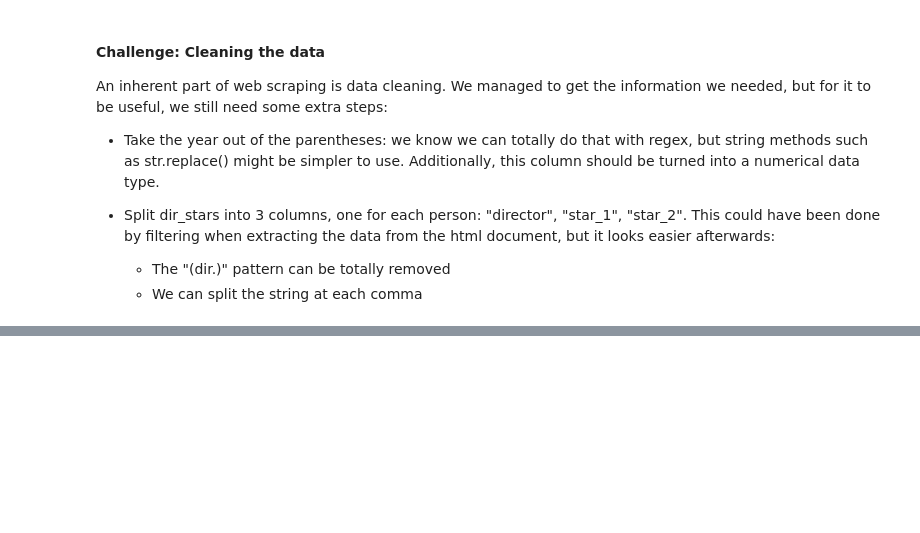
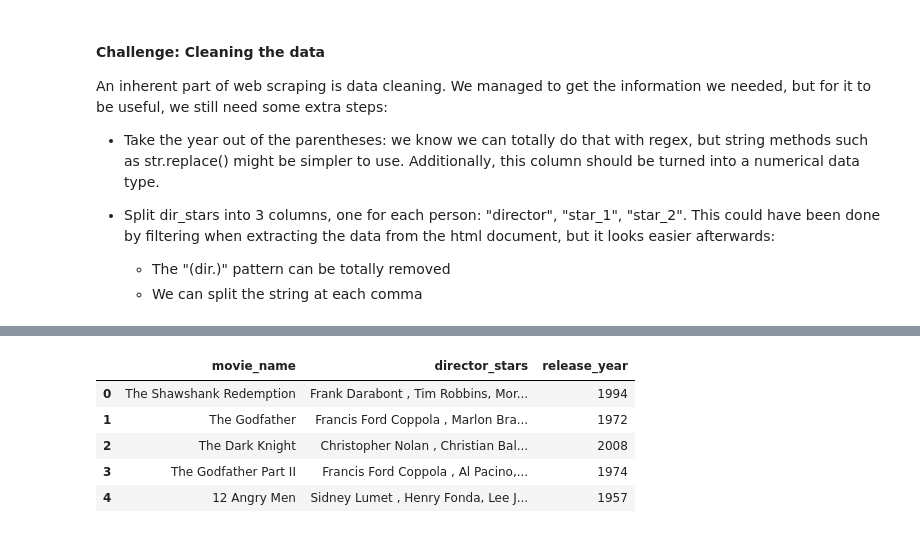
Before and after one commit to Joldon/data_pipelines_cloud, a Jupyter notebook: WebScraping_CodeAlong_Structure.ipynb, the cells around one changed output, grey strips where cells are left out. Drawn from its saved outputs; the diff is of its cells as text; code cells hidden in the pictures; blank space fills up the shorter version.

```diff
--- a/WebScraping_CodeAlong_Structure.ipynb
+++ b/WebScraping_CodeAlong_Structure.ipynb
@@ -548,0 +537,3 @@ memory usage: 6.0+ KB
+# %%
+# removing the (dir.) pattern
+movies_df['director_stars'] = movies_df.loc[:, 'director_stars'].str.replace(r'\(dir.\)', '')
@@ -553,0 +553,9 @@ memory usage: 6.0+ KB
+# %%
+movies_df.head()
+# %% [output]
+|  | movie_name | director_stars | release_year |
+| 0 | The Shawshank Redemption | Frank Darabont , Tim Robbins, Mor... | 1994 |
+| 1 | The Godfather | Francis Ford Coppola , Marlon Bra... | 1972 |
+| 2 | The Dark Knight | Christopher Nolan , Christian Bal... | 2008 |
+| 3 | The Godfather Part II | Francis Ford Coppola , Al Pacino,... | 1974 |
+| 4 | 12 Angry Men | Sidney Lumet , Henry Fonda, Lee J... | 1957 |
```
Also changed, not shown: parts of 4 cells of this notebook.
